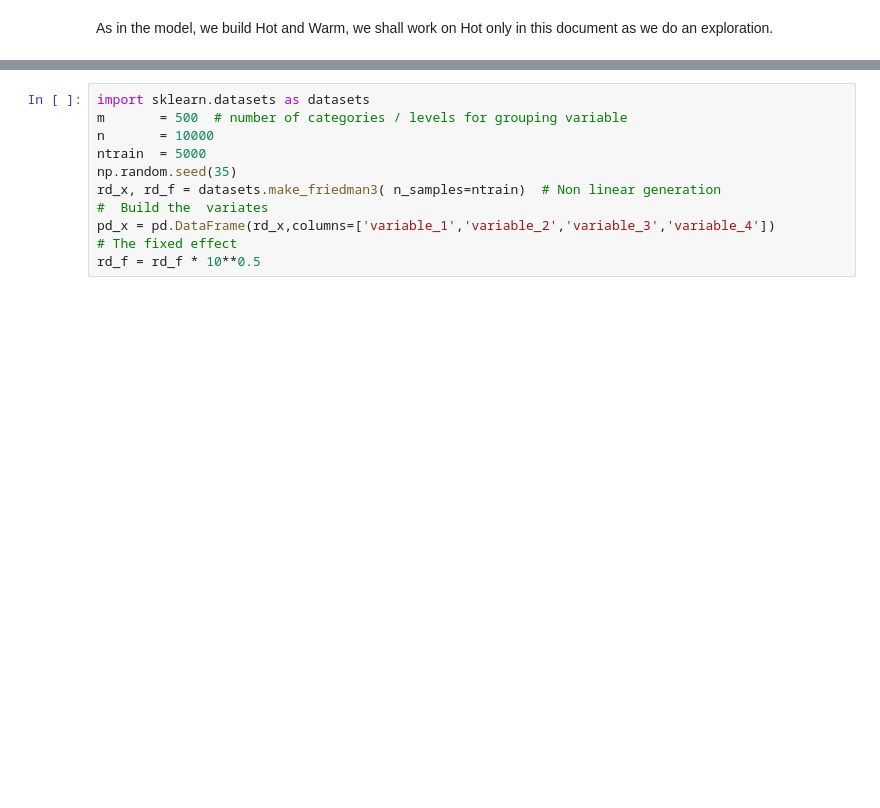
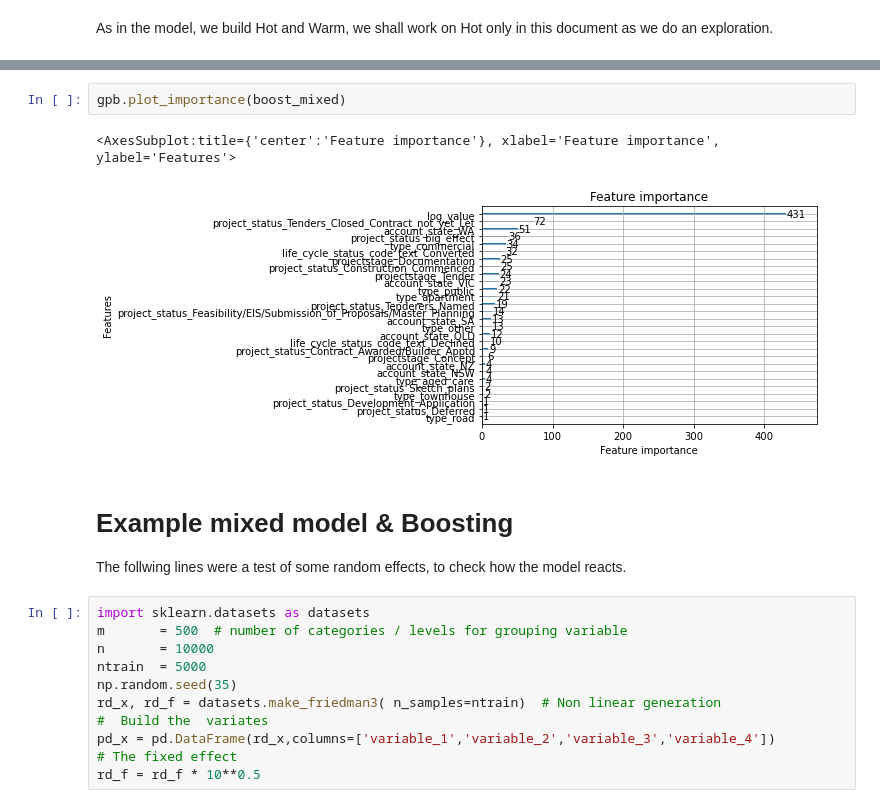
Before and after one commit to Lesaffrea/Dulux_paint, a Jupyter notebook: code/mixed_effect.ipynb, the cells around one changed output, grey strips where cells are left out. Drawn from its saved outputs; the diff is of its cells as text; blank space fills up the shorter version.

```diff
--- a/code/mixed_effect.ipynb
+++ b/code/mixed_effect.ipynb
@@ -65,3 +106,11 @@ hot_data   = hot_data.iloc[:,col_pos]
+# %%
+gpb.plot_importance(boost_mixed)
+# %% [output]
+<AxesSubplot:title={'center':'Feature importance'}, xlabel='Feature importance', ylabel='Features'>
+[figure, added]
+# %% [markdown]
+# Example mixed model & Boosting
+The follwing lines were a test of some random effects, to check how the model reacts.
 # %%
 import sklearn.datasets as datasets
 m       = 500  # number of categories / levels for grouping variable
```
Also changed, not shown: parts of 22 cells of this notebook, 1 other file.
